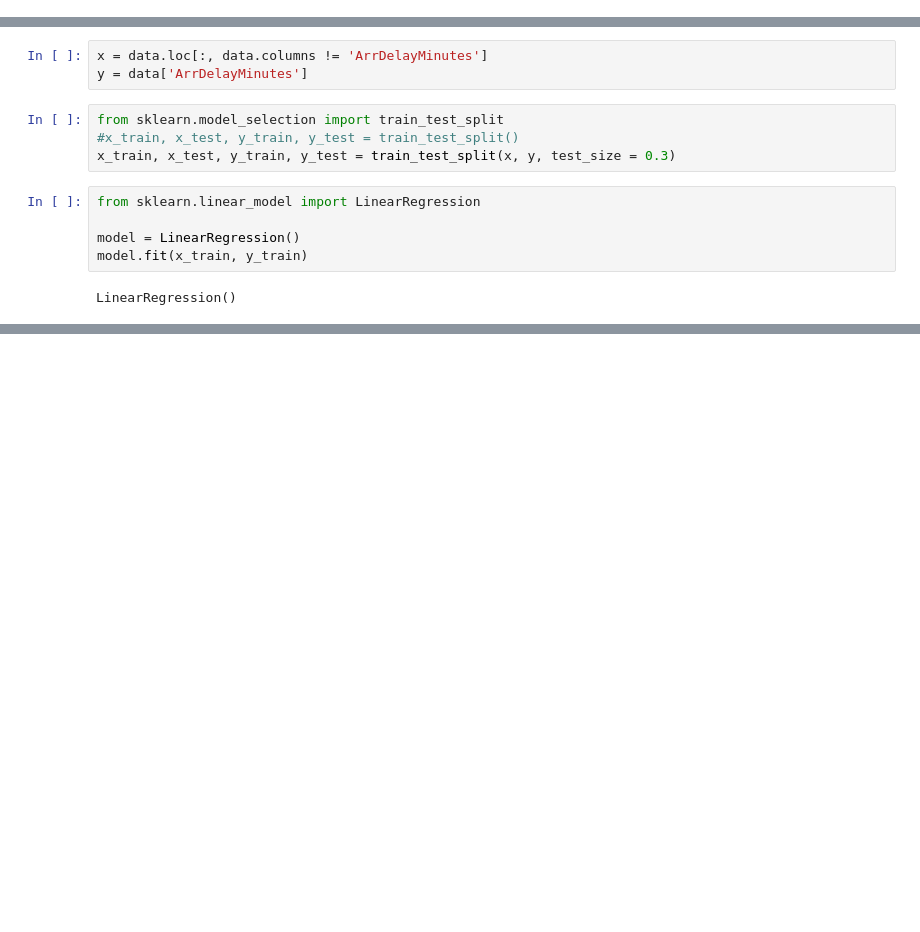
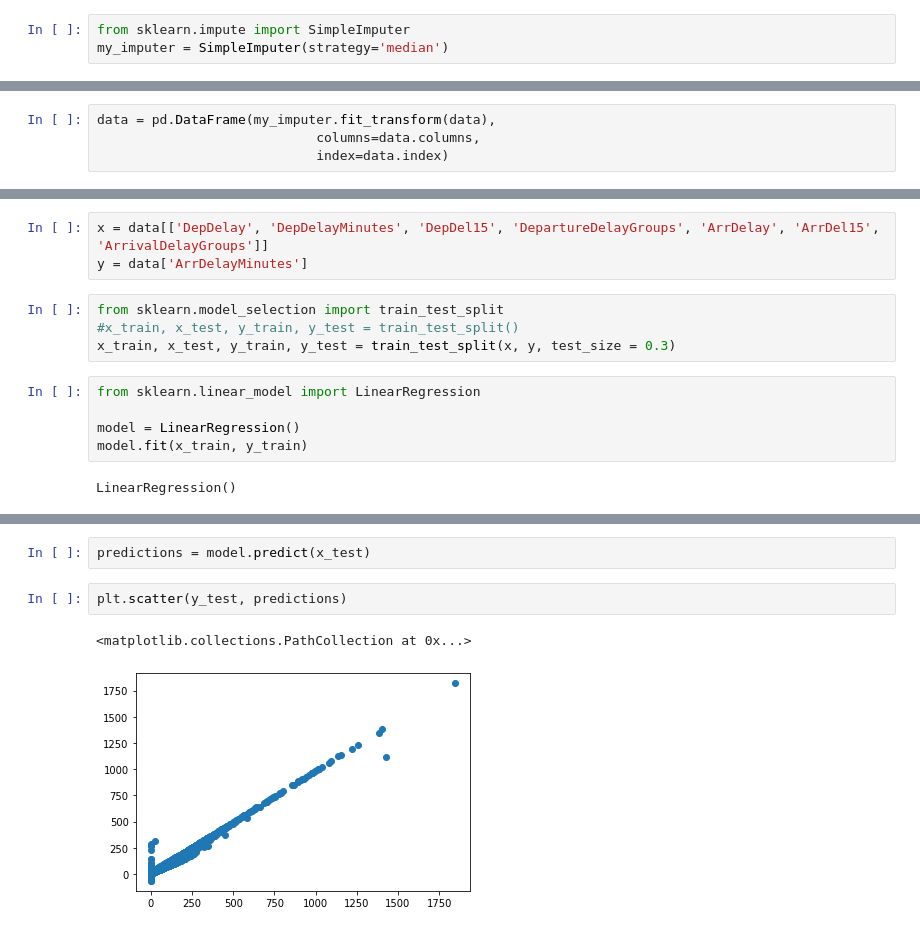
Before and after one commit to VaughnHamilton/airline_delay_prediction, a Jupyter notebook: NB_project2.ipynb, the cells around one changed output, grey strips where cells are left out. Saved outputs shown, nothing was run; the diff lists cells and outputs as text; blank space fills up the shorter version.

```diff
--- a/NB_project2.ipynb
+++ b/NB_project2.ipynb
@@ -206,3 +242,6 @@ data = data.dropna()
+# %%
+from sklearn.impute import SimpleImputer
+my_imputer = SimpleImputer(strategy='median')
 # %%
 print(data.info())
 # %% [output]
@@ -339 +369,5 @@ memory usage: 217.1 MB
 None
+# %%
+data = pd.DataFrame(my_imputer.fit_transform(data),
+                            columns=data.columns,
+                            index=data.index)
@@ -342,5 +415,5 @@ None
 # %%
-x = data.loc[:, data.columns != 'ArrDelayMinutes']
+x = data[['DepDelay', 'DepDelayMinutes', 'DepDel15', 'DepartureDelayGroups', 'ArrDelay', 'ArrDel15', 'ArrivalDelayGroups']]
 y = data['ArrDelayMinutes']
 # %%
 from sklearn.model_selection import train_test_split
@@ -355,0 +449,7 @@ LinearRegression()
+# %%
+predictions = model.predict(x_test)
+# %%
+plt.scatter(y_test, predictions)
+# %% [output]
+<matplotlib.collections.PathCollection at 0x...>
+[figure, added]
```
Also changed, not shown: parts of 26 cells of this notebook.
